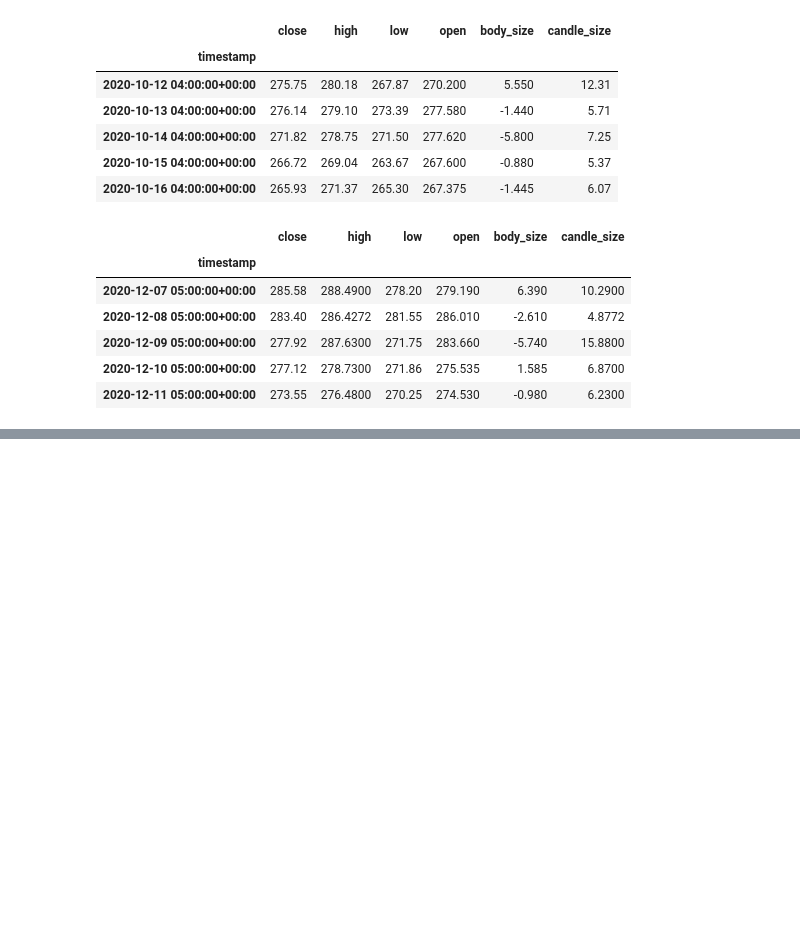
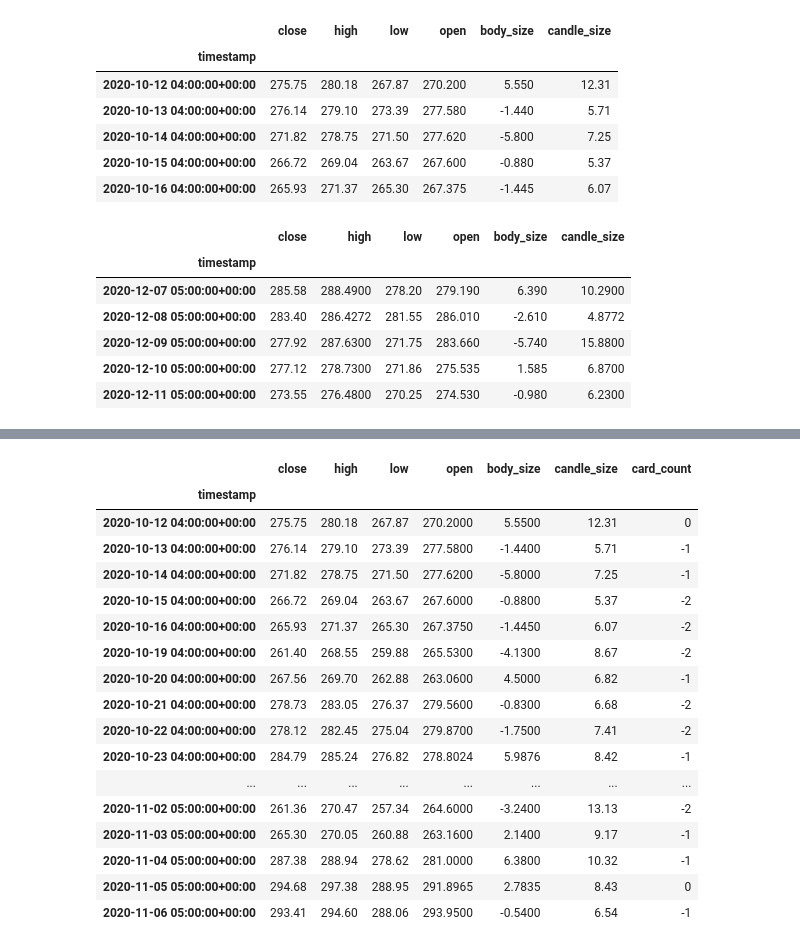
Before and after one commit to EtienneBrown1982/Counting_Cards_but_for_Equities, a Jupyter notebook: Code_edit_1_eb.ipynb, the cells around one changed output, grey strips where cells are left out. Saved outputs shown, nothing was run; the diff lists cells and outputs as text; code cells hidden in the pictures; blank space fills up the shorter version.

```diff
--- a/Code_edit_1_eb.ipynb
+++ b/Code_edit_1_eb.ipynb
@@ -148,7 +149,7 @@ max_body_size = stock_data["body_size"].max()
 min_candle_size = stock_data["candle_size"].min()
 current_count = 0
 threshold = 2
-stock_data["card_value"] = current_count
+stock_data["card_count"] = current_count
 
 if stock_data.iloc[0][4] > 0:
     previous_candle = 1
@@ -165,6 +166,7 @@ print(min_candle_size)
 print(previous_candle)
 print(stock_data.iloc[0][4])
 print(number_of_rows)
+stock_data.head()
 # %% [output]
 8.430000000000007
 3.589999999999975
@@ -174,29 +193,39 @@ print(number_of_rows)
 # %%
 # begin for loop to start calculating each row's data to assign a +1 or -1
 # to our count and add adjust our current/previous counts accordingly
-for index, rows in stock_data.iterrows():
+#for index, rows in stock_data.iterrows():
+current_count = 0
+previous_close = stock_data.iloc[0][0]
+previous_high = stock_data.iloc[0][1]
+previous_low = stock_data.iloc[0][2]
+previous_open = stock_data.iloc[0][3]
+previous_body_size = stock_data.iloc[0][4]
+previous_candle_size = stock_data.iloc[0][5]
+
+#for index, row in stock_data.iterrows():
+for index, row in islice(stock_data.iterrows(), 1, None):
 # assign and document the current card count for the current day
 
+    if index == (number_of_rows):
+        break
+
 #assign previous day numbers to work with
-    previous_close = stock_data.iloc[row_counter][0]
-    previous_high = stock_data.iloc[row_counter][1]
-    previous_low = stock_data.iloc[row_counter][2]
-    previous_open = stock_data.iloc[row_counter][3]
-    previous_body_size = stock_data.iloc[row_counter][4]
-    previous_candle_size = stock_data.iloc[row_counter][5]
-
-# variable that keeps track of which row data we are working with
-# this variable is in this position because we need to initialize the first
-# row of data for calculations
-    row_counter = index + 1
 
 # assign current day numbers to work with
-    current_close = stock_data.iloc[row_counter][0]
-    current_high = stock_data.iloc[row_counter][1]
-    current_low = stock_data.iloc[row_counter][2]
-    current_open = stock_data.iloc[row_counter][3]
-    current_body_size = stock_data.iloc[row_counter][4]
-    current_candle_size = stock_data.iloc[row_counter][5]
+    current_close = row[0]
+    current_high = row[1]
+    current_low = row[2]
+    current_open = row[3]
+    current_body_size = row[4]
+    current_candle_size = row[5]
+
+    #if current_body_size > 0:
+    #    current_count = current_count + 1
+    #    print(current_body_size)
+    #if current_body_size < 0:
+
+    #    current_count = current_count - 1
+    #    print(current_body_size)
 
     # bullish hammer
     if (current_body_size > 0) and (current_body_size*2) < (current_candle_size):
@@ -207,22 +236,27 @@ for index, rows in stock_data.iterrows():
     # bullish engulfing candle
     elif (current_body_size > 0) and (previous_body_size < 1) and (current_body_size > previous_body_size):
         current_count = current_count + 1
-    elif (current_body_size < 0) and (previous_body_size > 1) and (np.absolute(current_body_size) > previous_body_size):
+    # bearish engulfing candle
+    elif (current_body_size < 0) and (previous_body_size > 1) and (np.absolute(current_body_size) > (previous_body_size)):
         current_count = current_count - 1
     # bullish doji candle
-    #elif (previous_count < 0) and (np.absolute(current_body_size) < (current_close * max_body_size)
-
+    elif (previous_count < 0) and (np.absolute(current_body_size) < (current_close * max_body_size)):
+        current_count = current_count + 1
 
     if current_count > threshold:
         current_count = threshold
     elif current_count < -(threshold):
         current_count = -(threshold)
-    stock_data.loc[index,"card_value"] = current_count
-    #stock_data.iloc(row_counter,["card_value"]) == current_count
-    #rows["card_value"] = current_count
 
-    print(current_count)
+    previous_close = row[0]
+    previous_high = row[1]
+    previous_low = row[2]
+    previous_open = row[3]
+    previous_body_size = row[4]
+    previous_candle_size = row[5]
 
-display(stock_data.head(30))
-display(stock_data.tail(30))
+    stock_data.at[index,"card_count"] = current_count
+
+display(stock_data.head(20))
+display(stock_data.tail(10))
 # %% [output]
@@ -229,0 +263,18 @@ TypeError: Addition/subtraction of integers and integer-arrays with Timestamp is
+|  | close | high | low | open | body_size | candle_size | card_count |
+| timestamp |  |  |  |  |  |  |  |
+| 2020-10-12 04:00:00+00:00 | 275.75 | 280.18 | 267.87 | 270.2000 | 5.5500 | 12.31 | 0 |
+| 2020-10-13 04:00:00+00:00 | 276.14 | 279.10 | 273.39 | 277.5800 | -1.4400 | 5.71 | -1 |
+| 2020-10-14 04:00:00+00:00 | 271.82 | 278.75 | 271.50 | 277.6200 | -5.8000 | 7.25 | -1 |
+| 2020-10-15 04:00:00+00:00 | 266.72 | 269.04 | 263.67 | 267.6000 | -0.8800 | 5.37 | -2 |
+| 2020-10-16 04:00:00+00:00 | 265.93 | 271.37 | 265.30 | 267.3750 | -1.4450 | 6.07 | -2 |
+| 2020-10-19 04:00:00+00:00 | 261.40 | 268.55 | 259.88 | 265.5300 | -4.1300 | 8.67 | -2 |
+| 2020-10-20 04:00:00+00:00 | 267.56 | 269.70 | 262.88 | 263.0600 | 4.5000 | 6.82 | -1 |
+| 2020-10-21 04:00:00+00:00 | 278.73 | 283.05 | 276.37 | 279.5600 | -0.8300 | 6.68 | -2 |
+| 2020-10-22 04:00:00+00:00 | 278.12 | 282.45 | 275.04 | 279.8700 | -1.7500 | 7.41 | -2 |
+| 2020-10-23 04:00:00+00:00 | 284.79 | 285.24 | 276.82 | 278.8024 | 5.9876 | 8.42 | -1 |
+| ... | ... | ... | ... | ... | ... | ... | ... |
+| 2020-11-02 05:00:00+00:00 | 261.36 | 270.47 | 257.34 | 264.6000 | -3.2400 | 13.13 | -2 |
+| 2020-11-03 05:00:00+00:00 | 265.30 | 270.05 | 260.88 | 263.1600 | 2.1400 | 9.17 | -1 |
+| 2020-11-04 05:00:00+00:00 | 287.38 | 288.94 | 278.62 | 281.0000 | 6.3800 | 10.32 | -1 |
+| 2020-11-05 05:00:00+00:00 | 294.68 | 297.38 | 288.95 | 291.8965 | 2.7835 | 8.43 | 0 |
+| 2020-11-06 05:00:00+00:00 | 293.41 | 294.60 | 288.06 | 293.9500 | -0.5400 | 6.54 | -1 |
```
Also changed, not shown: parts of 6 cells of this notebook.
